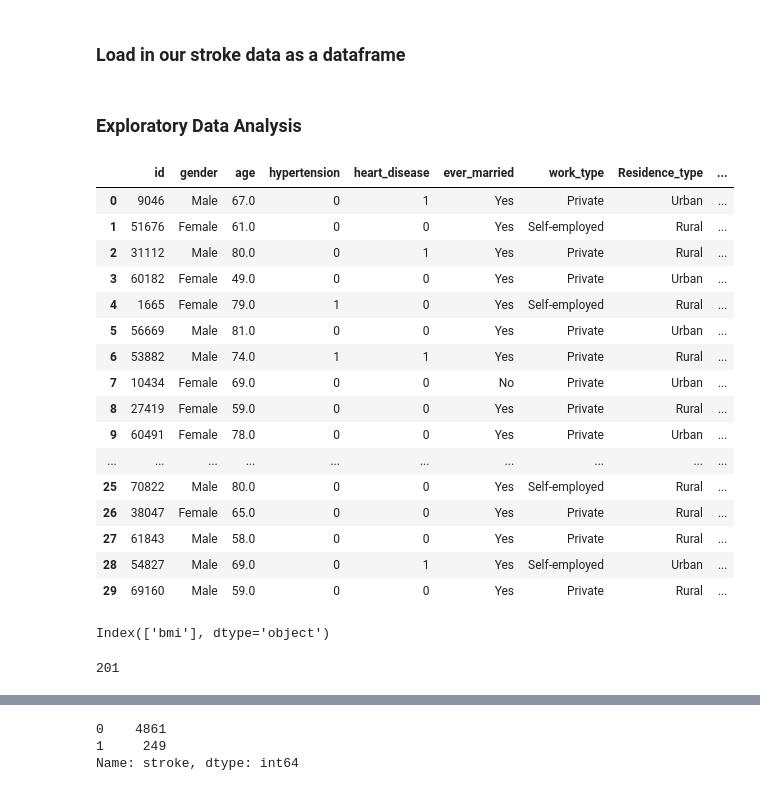
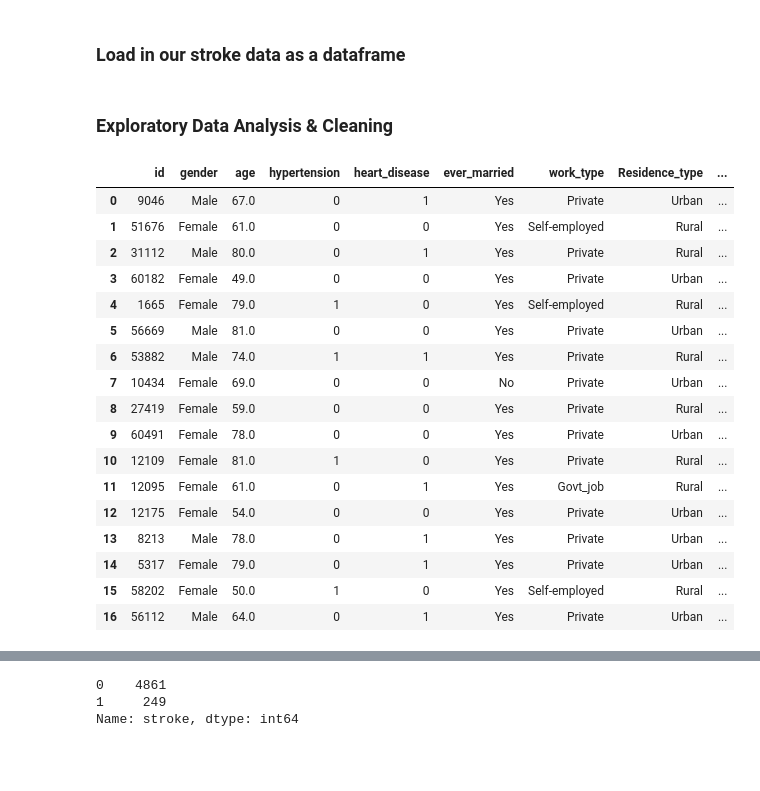
Before and after one commit to Emuolanari/ML_ICA, a Jupyter notebook: Machine Learning ICA .ipynb, the cells around one changed output, grey strips where cells are left out. Cells and saved outputs as stored; diff of their text form; code cells hidden in the pictures; blank space fills up the shorter version.

```diff
--- a/Machine Learning ICA .ipynb
+++ b/Machine Learning ICA .ipynb
@@ -16,40 +16,30 @@ from sklearn.metrics import classification_report
 # %% [markdown]
 ### Load in our stroke data as a dataframe
 # %%
-stroke_data = pd.read_csv('Desktop/datasets/healthcare-dataset-stroke-data.csv')
+stroke_data = pd.read_csv('healthcare-dataset-stroke-data.csv')
 # %%
 pd.set_option('display.max_rows', 200)
 # %% [markdown]
-### Exploratory Data Analysis
+### Exploratory Data Analysis & Cleaning
 # %%
-#looking at the first 30 lines of our stroke data
-stroke_data.head(30)
+#looking at the first 30 rows of our stroke data
+stroke_data.head(17)
 # %% [output]
 |  | id | gender | age | hypertension | heart_disease | ever_married | work_type | Residence_type | ... |
 | 0 | 9046 | Male | 67.0 | 0 | 1 | Yes | Private | Urban | ... |
 | 1 | 51676 | Female | 61.0 | 0 | 0 | Yes | Self-employed | Rural | ... |
 | 2 | 31112 | Male | 80.0 | 0 | 1 | Yes | Private | Rural | ... |
 | 3 | 60182 | Female | 49.0 | 0 | 0 | Yes | Private | Urban | ... |
 | 4 | 1665 | Female | 79.0 | 1 | 0 | Yes | Self-employed | Rural | ... |
 | 5 | 56669 | Male | 81.0 | 0 | 0 | Yes | Private | Urban | ... |
 | 6 | 53882 | Male | 74.0 | 1 | 1 | Yes | Private | Rural | ... |
 | 7 | 10434 | Female | 69.0 | 0 | 0 | No | Private | Urban | ... |
 | 8 | 27419 | Female | 59.0 | 0 | 0 | Yes | Private | Rural | ... |
 | 9 | 60491 | Female | 78.0 | 0 | 0 | Yes | Private | Urban | ... |
-| ... | ... | ... | ... | ... | ... | ... | ... | ... | ... |
-| 25 | 70822 | Male | 80.0 | 0 | 0 | Yes | Self-employed | Rural | ... |
-| 26 | 38047 | Female | 65.0 | 0 | 0 | Yes | Private | Rural | ... |
-| 27 | 61843 | Male | 58.0 | 0 | 0 | Yes | Private | Rural | ... |
-| 28 | 54827 | Male | 69.0 | 0 | 1 | Yes | Self-employed | Urban | ... |
-| 29 | 69160 | Male | 59.0 | 0 | 0 | Yes | Private | Rural | ... |
+| 10 | 12109 | Female | 81.0 | 1 | 0 | Yes | Private | Rural | ... |
+| 11 | 12095 | Female | 61.0 | 0 | 1 | Yes | Govt_job | Rural | ... |
+| 12 | 12175 | Female | 54.0 | 0 | 0 | Yes | Private | Urban | ... |
+| 13 | 8213 | Male | 78.0 | 0 | 1 | Yes | Private | Urban | ... |
+| 14 | 5317 | Female | 79.0 | 0 | 1 | Yes | Private | Urban | ... |
+| 15 | 58202 | Female | 50.0 | 1 | 0 | Yes | Self-employed | Rural | ... |
+| 16 | 56112 | Male | 64.0 | 0 | 1 | Yes | Private | Urban | ... |
-# %%
-###check columns with null values
-stroke_data.columns[stroke_data.isnull().any()]
-# %% [output]
-Index(['bmi'], dtype='object')
-# %%
-#luckily, only the bmi column has null values, so let's see how many null values there are to give us an idea the best way
-#to deal with this problem
-stroke_data['bmi'].isnull().sum(axis = 0)
-# %% [output]
-201
```
Also changed, not shown: parts of 51 cells of this notebook.
